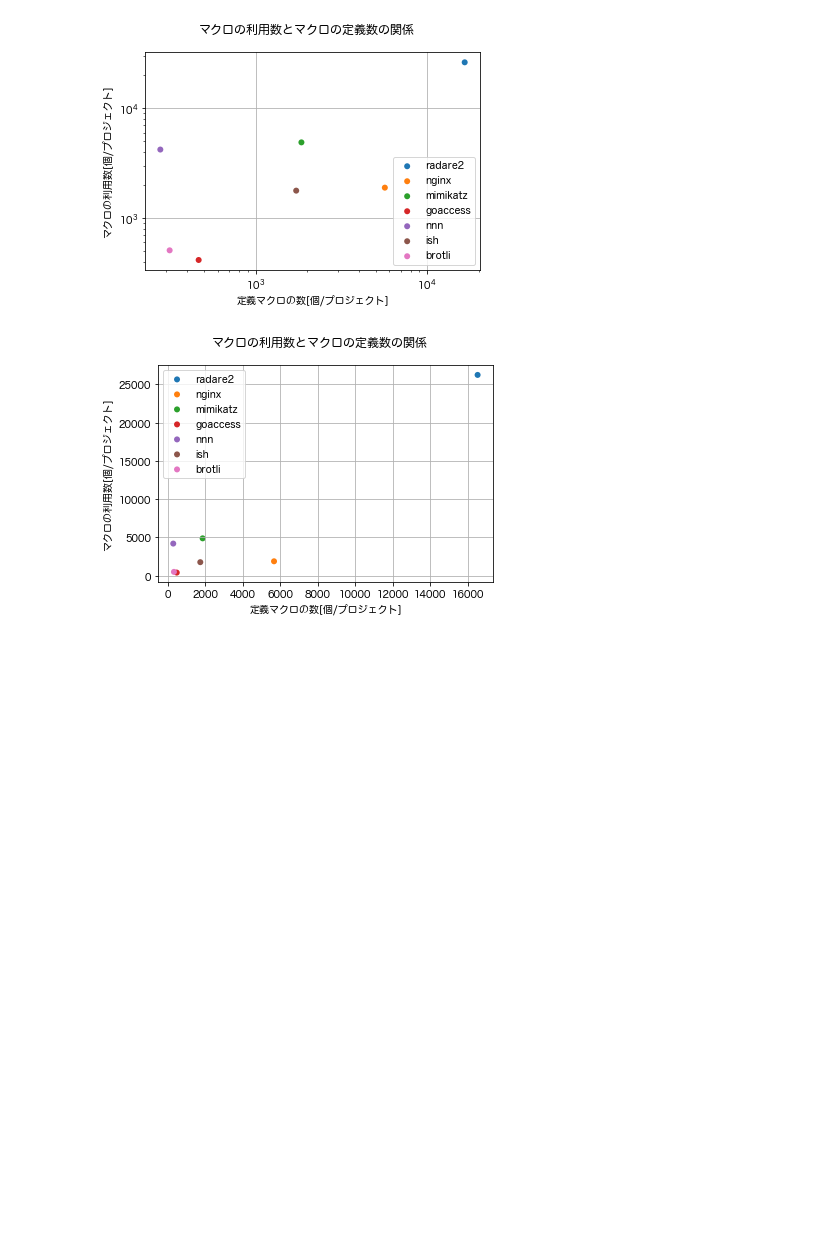
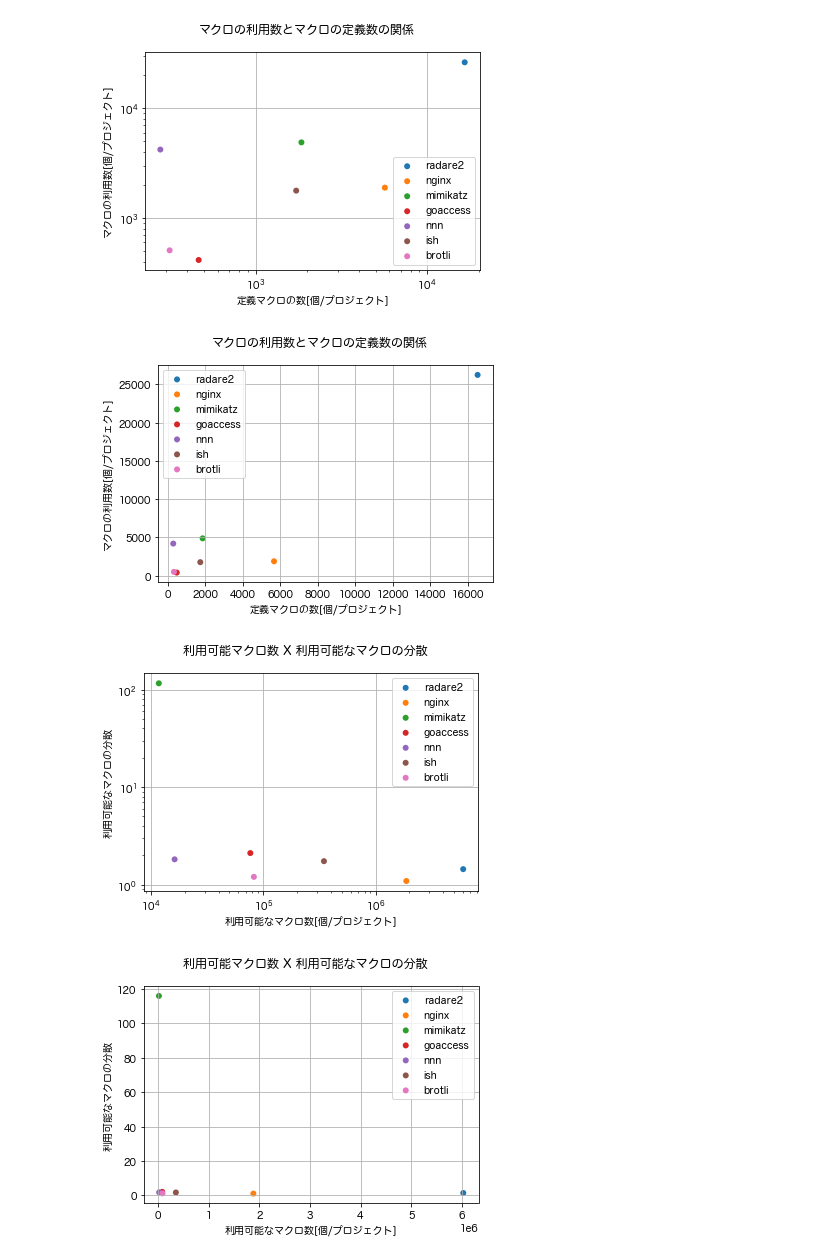
Before and after one commit to tamofplease/c_project_analysis, a Jupyter notebook: lib/loc_macros.ipynb, the cells around one changed output. Cells and saved outputs as stored; diff of their text form; code cells hidden in the pictures; blank space fills up the shorter version.

```diff
--- a/lib/loc_macros.ipynb
+++ b/lib/loc_macros.ipynb
@@ -129,6 +129,33 @@ class two_relation_builder():
             if project_id in project_id_defined_macro_mapper and project_id in project_id_used_count_mapper:
                 data.append([project_name, project_id_used_count_mapper[project_id], project_id_defined_macro_mapper[project_id]])
         return data
+# %%
+class macro_variance_builder():
+    def calc_variance_with_project_id(self, macro_df, project_id):
+        file_num = len(file_df.loc[file_df['project_id'] == project_id])
+        target_file_df = file_df.loc[file_df['project_id'] == project_id]
+        macro_file_df = pd.merge(macro_df, target_file_df, on='file_id', how='right')
+        macro_count =len(pd.merge(macro_df, target_file_df, on='file_id', how='inner'))
+        macro_count_ave =  macro_count / file_num
+
+        variance = (macro_file_df.groupby('file_id').count().filter(['id']).rename(columns={'id': 'macro_count'}) / macro_count_ave).pow(2).mean()
+        return variance, macro_count
+
+    def build_available_macro_variance_data(self):
+        data = []
+        for project_id, project_name in id_name_mapper.items():
+            variance, macro_count = self.calc_variance_with_project_id(available_macro_df, project_id)
+            if macro_count > 0:
+                data.append([project_name, macro_count, variance])
+        return data
+
+    def build_defined_macro_variance_data(self):
+        data = []
+        for project_id, project_name in id_name_mapper.items():
+            variance, macro_count = self.calc_variance_with_project_id(defined_macro_df, project_id)
+            if macro_count > 0:
+                data.append([project_name, macro_count, variance])
+        return data
 # %%
 project_loc_availabel_macro_count_data = build_project_loc_available_macro_count_data()
 show_fig(project_loc_availabel_macro_count_data, title='プロジェクトの規模と利用可能なマクロの関係', xlabel='プロジェクトの規模[LOC]', ylabel='利用可能なマクロ数[個]', set_log=True)
@@ -171,3 +198,10 @@ show_fig(data, title='マクロの利用数とマクロの定義数の関係', x
 # %% [output]
 [figure]
 [figure]
+# %%
+data = macro_variance_builder().build_available_macro_variance_data()
+show_fig(data, title='利用可能マクロ数 X 利用可能なマクロの分散', xlabel='利用可能なマクロ数[個/プロジェクト]', ylabel='利用可能なマクロの分散', set_log=True)
+show_fig(data, title='利用可能マクロ数 X 利用可能なマクロの分散', xlabel='利用可能なマクロ数[個/プロジェクト]', ylabel='利用可能なマクロの分散', set_log=False)
+# %% [output]
+[figure, added]
+[figure, added]
```
Also changed, not shown: parts of 1 cell of this notebook.
